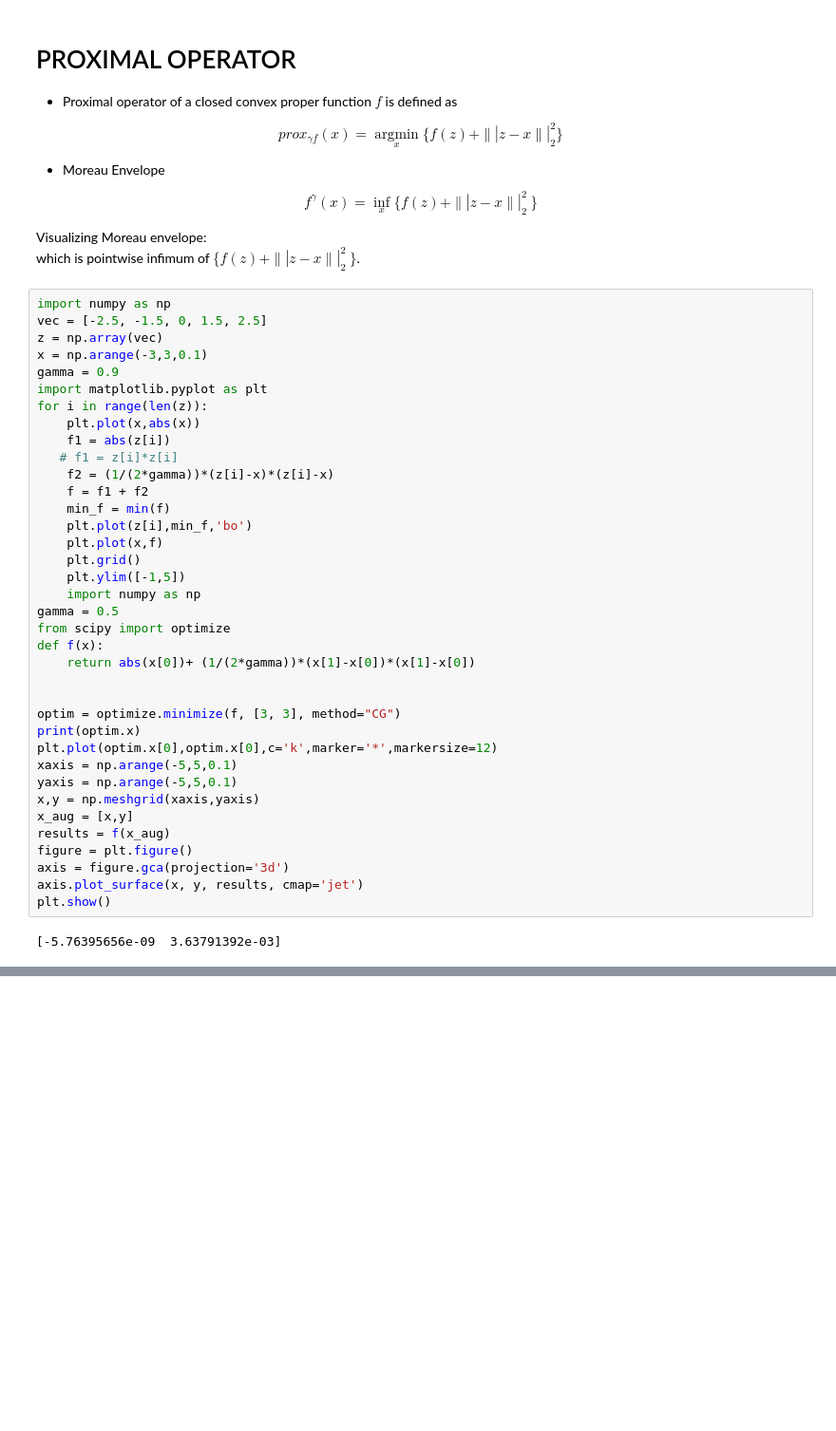
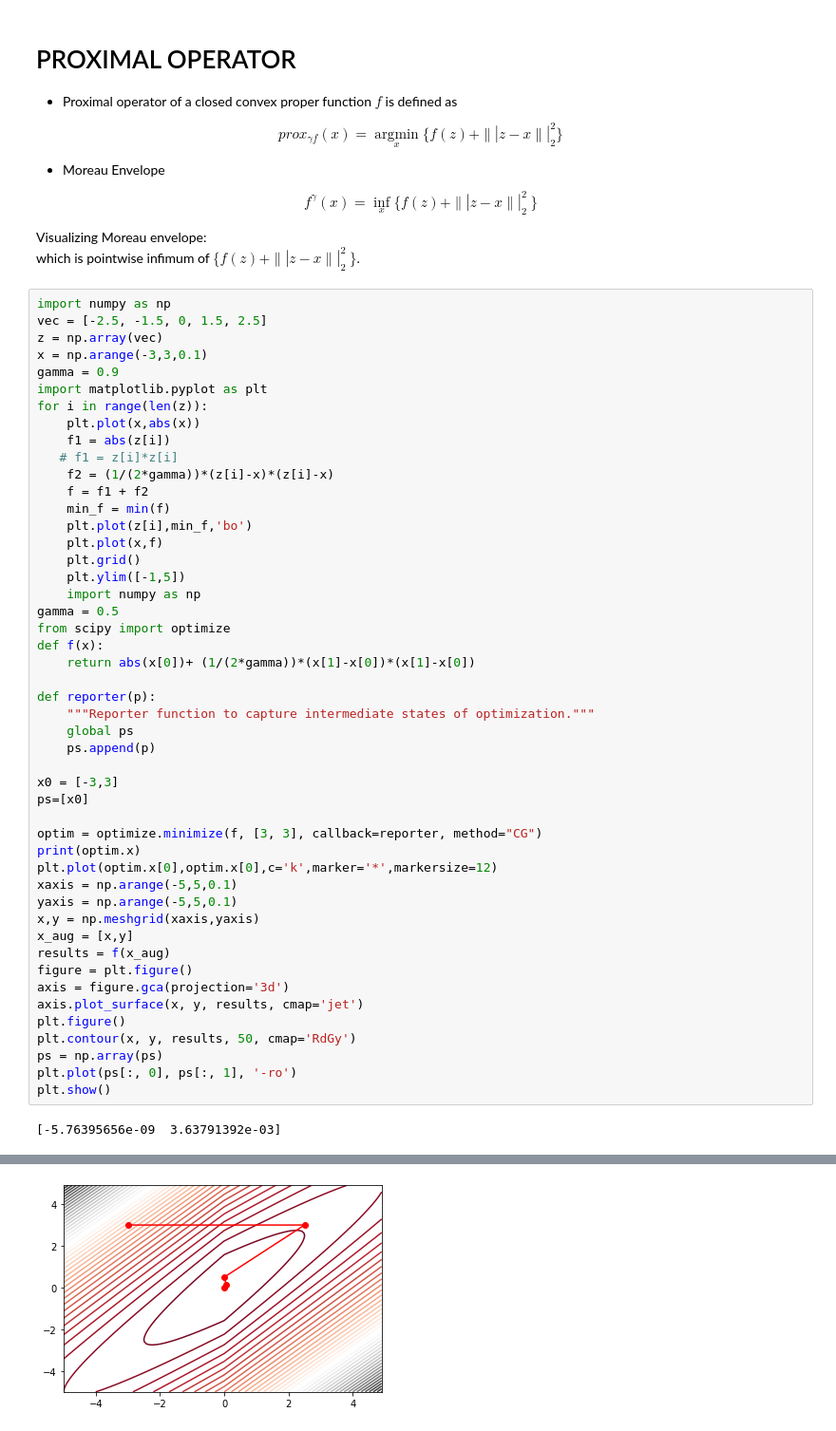
Before and after one commit to ShiBirIIT/ShivanBiradar, a Jupyter notebook: Proximal_Operator.ipynb, the cells around one changed output, grey strips where cells are left out. Shown at 95% size. Drawn from its saved outputs; the diff is of its cells as text; blank space fills up the shorter version.

```diff
--- a/Proximal_Operator.ipynb
+++ b/Proximal_Operator.ipynb
@@ -23,31 +23,43 @@ for i in range(len(z)):
    # f1 = z[i]*z[i]
     f2 = (1/(2*gamma))*(z[i]-x)*(z[i]-x)
     f = f1 + f2
     min_f = min(f)
     plt.plot(z[i],min_f,'bo')
     plt.plot(x,f)
     plt.grid()
     plt.ylim([-1,5])
     import numpy as np
 gamma = 0.5
 from scipy import optimize
 def f(x):
     return abs(x[0])+ (1/(2*gamma))*(x[1]-x[0])*(x[1]-x[0])
 
+def reporter(p):
+    """Reporter function to capture intermediate states of optimization."""
+    global ps
+    ps.append(p)
 
-optim = optimize.minimize(f, [3, 3], method="CG")
+x0 = [-3,3]
+ps=[x0]
+
+optim = optimize.minimize(f, [3, 3], callback=reporter, method="CG")
 print(optim.x)
 plt.plot(optim.x[0],optim.x[0],c='k',marker='*',markersize=12)
 xaxis = np.arange(-5,5,0.1)
 yaxis = np.arange(-5,5,0.1)
 x,y = np.meshgrid(xaxis,yaxis)
 x_aug = [x,y]
 results = f(x_aug)
 figure = plt.figure()
 axis = figure.gca(projection='3d')
 axis.plot_surface(x, y, results, cmap='jet')
+plt.figure()
+plt.contour(x, y, results, 50, cmap='RdGy')
+ps = np.array(ps)
+plt.plot(ps[:, 0], ps[:, 1], '-ro')
 plt.show()
 # %% [output]
 [-5.76395656e-09  3.63791392e-03]
 [figure]
 [figure]
+[figure, added]
```
Also changed, not shown: 1 other file.
